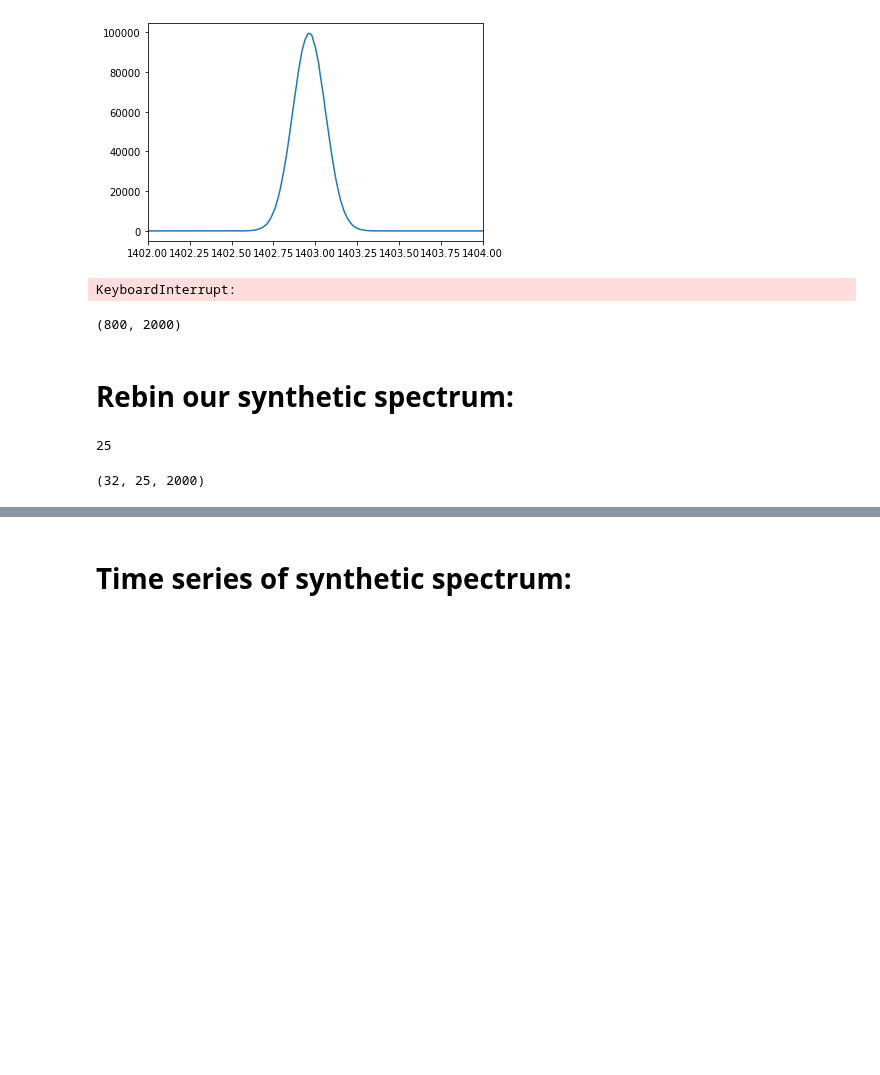
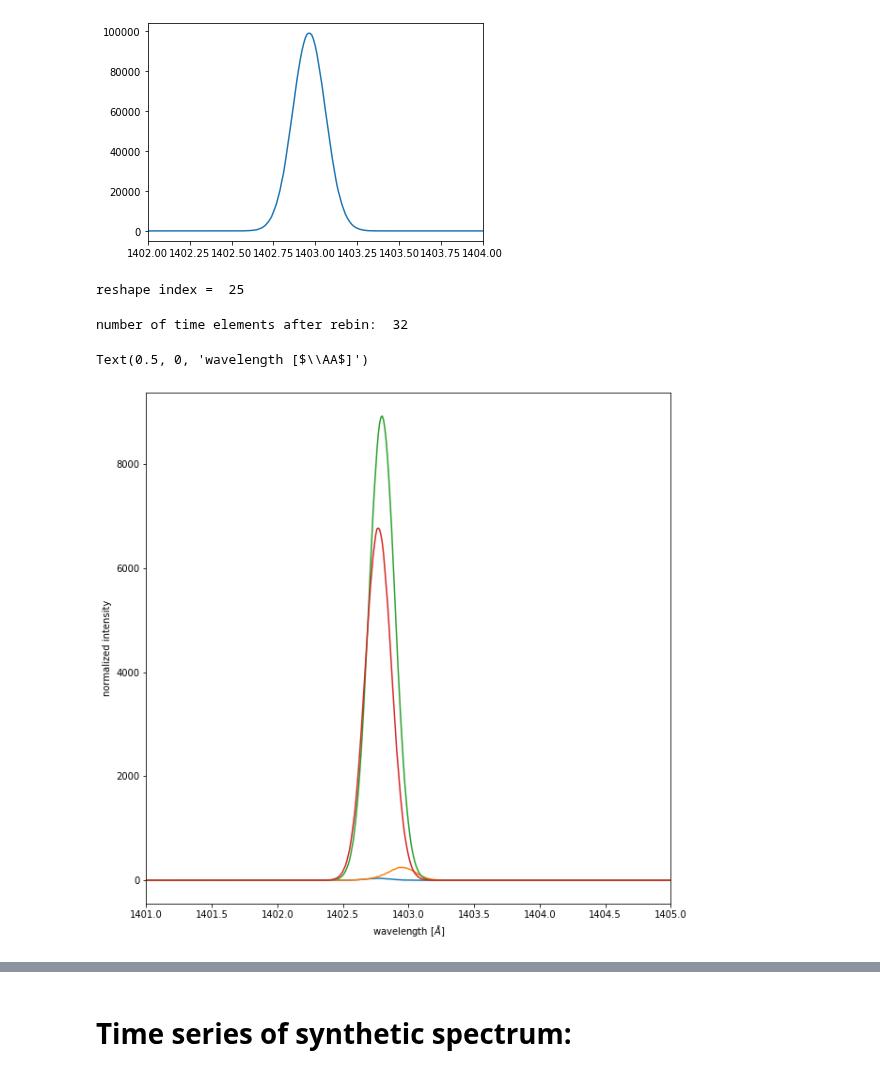
Before and after one commit to wilashfie/synth_spec, a Jupyter notebook: ebtel/ebtelI_h150.ipynb, the cells around one changed output, grey strips where cells are left out. Drawn from its saved outputs; the diff is of its cells as text; code cells hidden in the pictures; blank space fills up the shorter version.

```diff
--- a/ebtel/ebtelI_h150.ipynb
+++ b/ebtel/ebtelI_h150.ipynb
@@ -30,46 +29,21 @@ plt.xlim(1402,1404)
 (1402, 1404)
 [figure]
 # %%
-ll = test.wav
+ll = arrs.wav
-# %%
-SPEC = np.zeros((t_n,len(test.spec)))
-ERROR = np.zeros((t_n,len(test.error)))
-
-for i in range(0,t_n):
-
-    arrs = siiv(tube,frac,log10T,log10G,time=i)
-
-    SPEC[i,:] = arrs.spec
-    ERROR[i,:] = arrs.error
-# %% [output]
-KeyboardInterrupt:
+# %%
+arrs.rebin()
+# %% [output]
+reshape index =  25
+number of time elements after rebin:  32
 # %%
 fig, ax = plt.subplots(figsize=[10,10])
-plt.plot(ll,SPEC[120,:])
-plt.plot(ll,SPEC[150,:])
-plt.plot(ll,SPEC[155,:])
-plt.plot(ll,SPEC[165,:])
+plt.plot(ll,arrs.respec[0,:])
+plt.plot(ll,arrs.respec[5,:])
+plt.plot(ll,arrs.respec[10,:])
+plt.plot(ll,arrs.respec[15,:])
 plt.xlim(1401,1405)
 plt.ylabel('normalized intensity')
 ax.set_xlabel('wavelength [$\AA$]')
+# %% [output]
+Text(0.5, 0, 'wavelength [$\\AA$]')
+[figure, added]
-# %%
-SPEC.shape
-# %% [output]
-(800, 2000)
-# %% [markdown]
-# Rebin our synthetic spectrum:
-# %%
-dt = 0.2
-inegration = 5 # seconds (iris)
-reshape = int(inegration/dt)
-reshape
-# %% [output]
-25
-# %%
-SPECII = SPEC.reshape(-1,reshape,2000)
-SPECII.shape
-
-ERRORII = ERROR.reshape(-1,reshape,2000)
-ERRORII.shape
-# %% [output]
-(32, 25, 2000)
```
Also changed, not shown: parts of 34 cells of this notebook.
